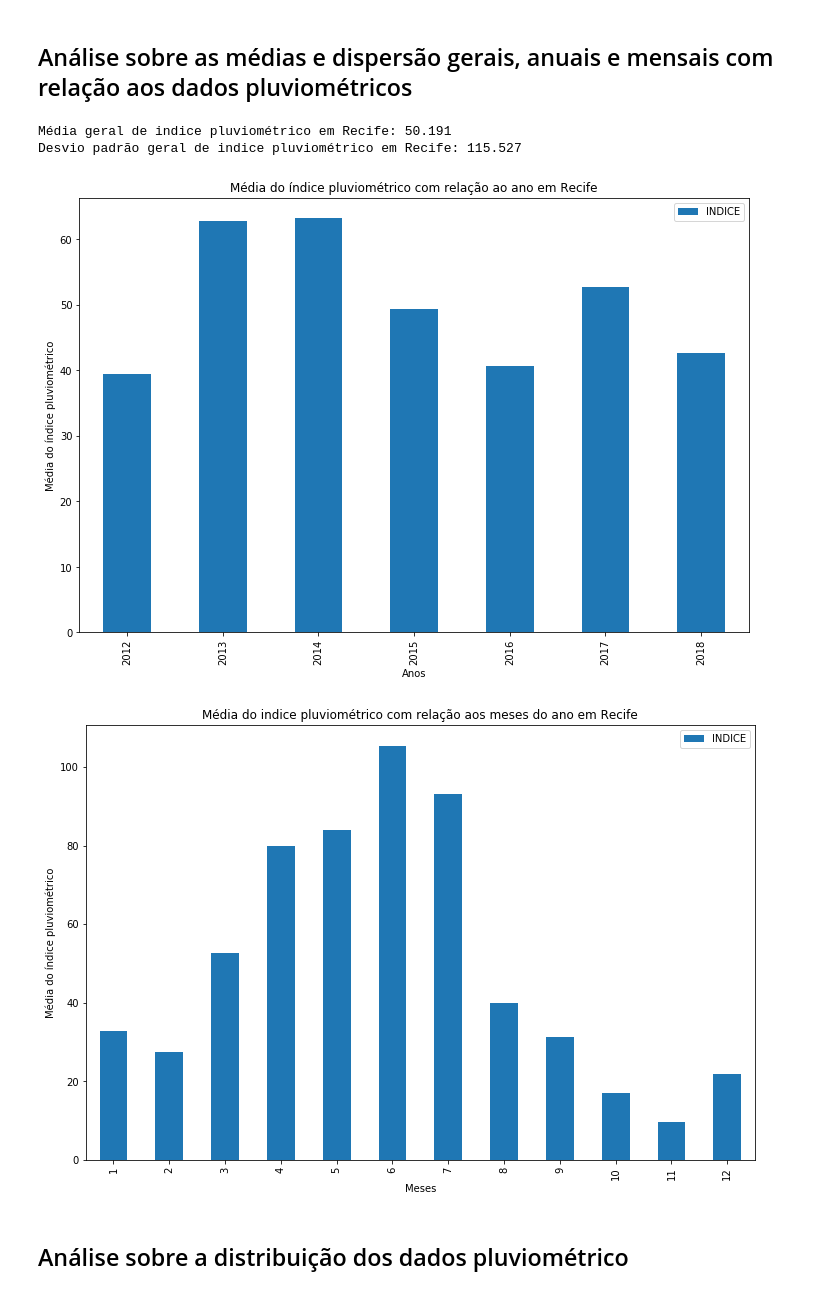
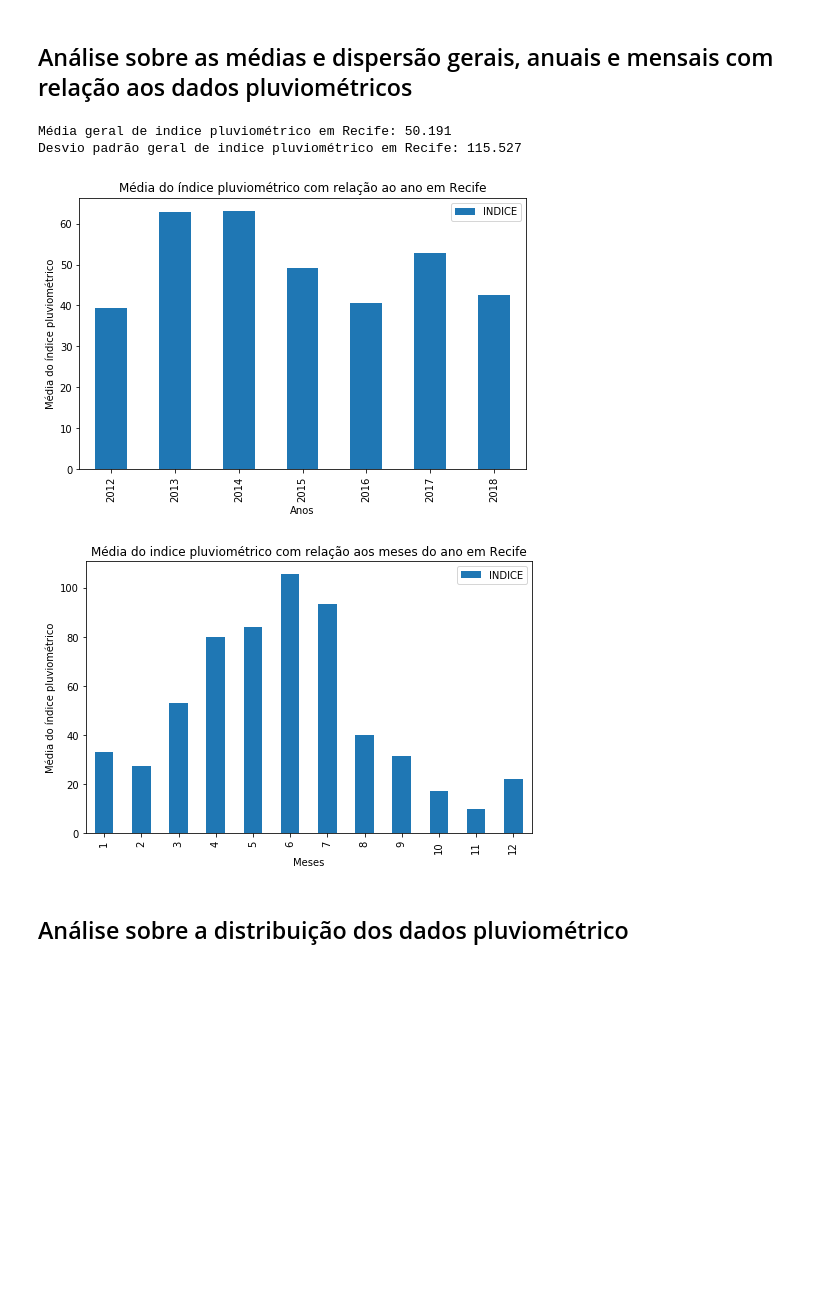
Before and after one commit to if1015-datascience-ufpe/2018-2-projeto-randomic, a Jupyter notebook: notebooks/hypotheses/Hypothese 5 - Análise sobre solicitações e dados pluviométricos.ipynb, the cells around one changed output. Drawn from its saved outputs; the diff is of its cells as text; code cells hidden in the pictures; blank space fills up the shorter version.

```diff
--- a/notebooks/hypotheses/Hypothese 5 - Análise sobre solicitações e dados pluviométricos.ipynb
+++ b/notebooks/hypotheses/Hypothese 5 - Análise sobre solicitações e dados pluviométricos.ipynb
@@ -36,24 +36,24 @@ display(df_plu.head())
 # %%
 print('Média geral de indice pluviométrico em Recife:', round(df_plu['INDICE'].mean(), 3))
 print('Desvio padrão geral de indice pluviométrico em Recife:', round(df_plu['INDICE'].std(), 3))
 
 ax = df_plu.groupby(df_plu['DATA'].dt.year).mean().plot.bar(
     title='Média do índice pluviométrico com relação ao ano em Recife',
     #yerr=df_plu.groupby(df_plu['DATA'].dt.year).std(),
-    figsize=(12, 8)
+    figsize=(8, 5)
 )
 ax.set_ylabel('Média do índice pluviométrico')
 ax.set_xlabel('Anos')
 
 ax = df_plu.groupby([df_plu['DATA'].dt.month]).mean().plot.bar(
     title='Média do indice pluviométrico com relação aos meses do ano em Recife',
     #yerr=df_plu.groupby(df_plu['DATA'].dt.month).std(),
-    figsize=(12, 8)
+    figsize=(8, 5)
 )
 ax.set_ylabel('Média do índice pluviométrico')
 aux = ax.set_xlabel('Meses')
 # %% [output]
 Média geral de indice pluviométrico em Recife: 50.191
 Desvio padrão geral de indice pluviométrico em Recife: 115.527
-[figure, old version]
+[figure, new version]
-[figure, old version]
+[figure, new version]
```
Also changed, not shown: parts of 22 cells of this notebook, 10 other files.
